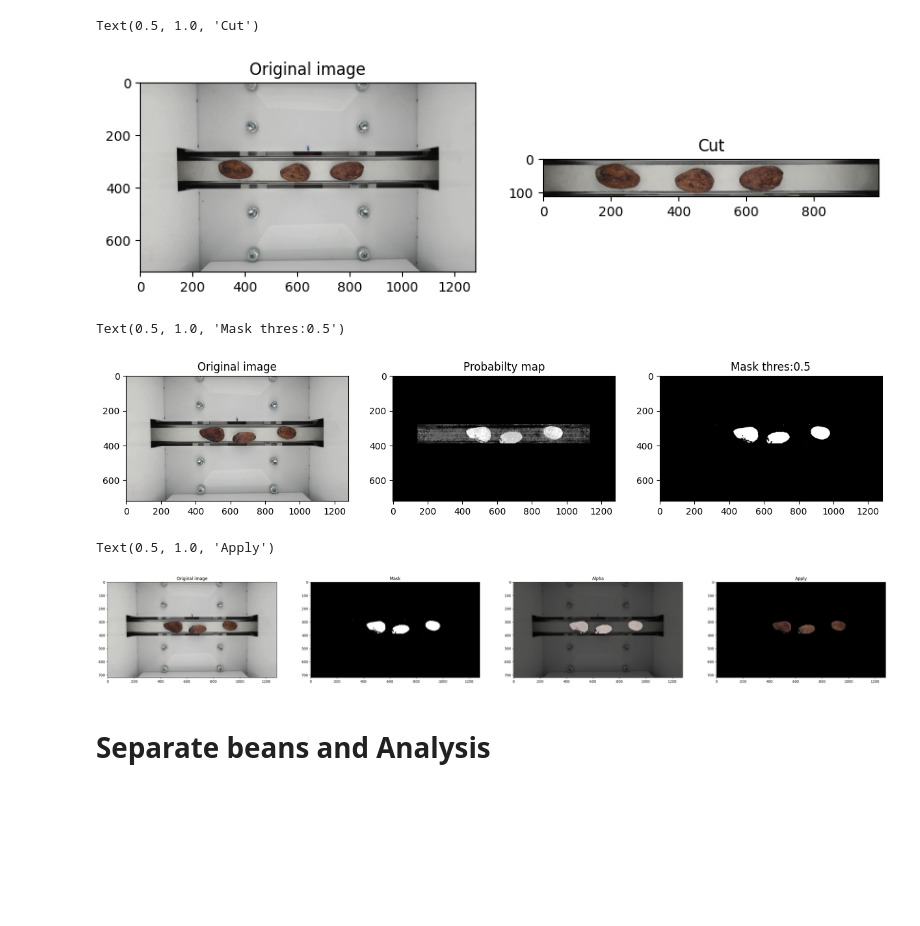
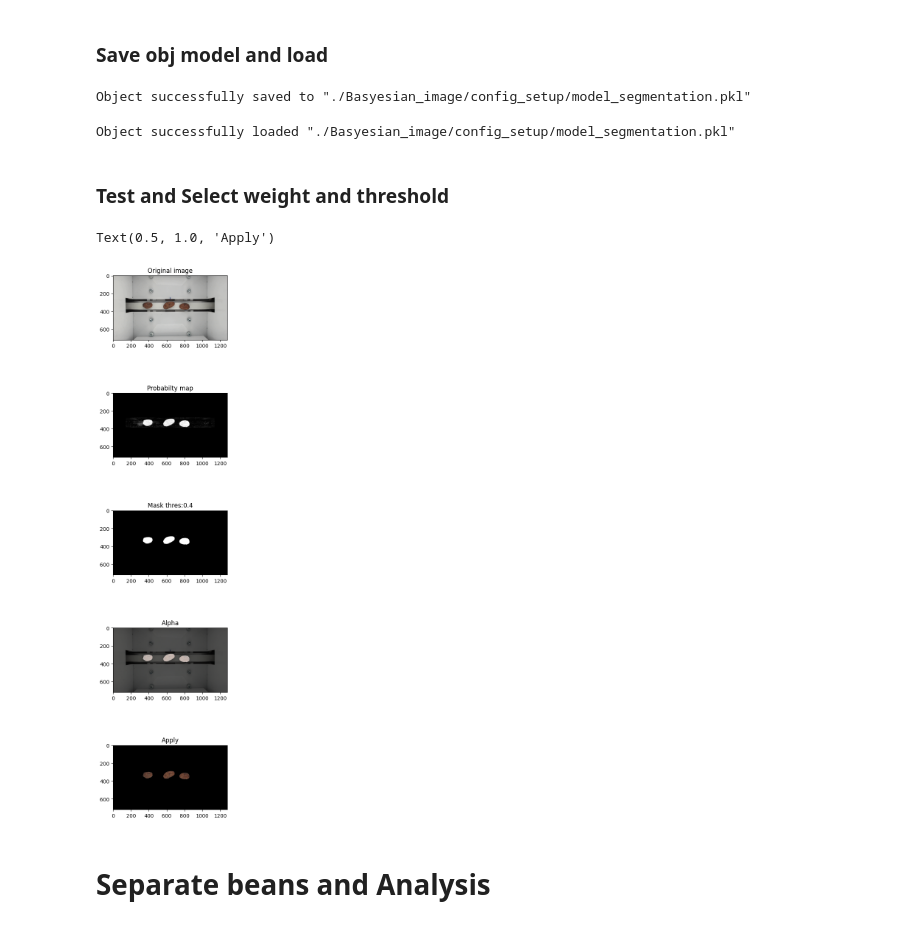
Before and after one commit to njrean/Cocoa_Project, a Jupyter notebook: Basyesian_image/Test_everything.ipynb, the cells around one changed output. Drawn from its saved outputs; the diff is of its cells as text; code cells hidden in the pictures; blank space fills up the shorter version.

```diff
--- a/Basyesian_image/Test_everything.ipynb
+++ b/Basyesian_image/Test_everything.ipynb
@@ -123,53 +75,51 @@ BS_model_rgb.plot_features_distribution(attr=['cocoa', 'bg'])
-# %%
-image_test = cv2.imread('../collect_03072023/data/l/l_1.png')
-image_rgb = cv2.cvtColor(image_test, cv2.COLOR_BGR2RGB)
-fig, ax = plt.subplots(1, 2, figsize=(2*5, 5))
-
-ax[0].imshow(image_rgb)
-ax[0].set_title('Original image')
-ax[1].imshow(image_rgb[280:-330, 144:-144, :])
-ax[1].set_title('Cut')
-# %% [output]
-Text(0.5, 1.0, 'Cut')
-[figure, removed]
+# %% [markdown]
+### Save obj model and load
+# %%
+model_segmentation_savepath = './Basyesian_image/config_setup/model_segmentation.pkl'
+bayesian_lib.save_bayesian_obj(model_segmentation_savepath, BS_model_rgb)
+# %% [output]
+Object successfully saved to "./Basyesian_image/config_setup/model_segmentation.pkl"
+# %%
+model_segmentation_loadpath = './Basyesian_image/config_setup/model_segmentation.pkl'
+segmentaion_model = bayesian_lib.load_bayesian_obj(model_segmentation_loadpath)
+# %% [output]
+Object successfully loaded "./Basyesian_image/config_setup/model_segmentation.pkl"
+# %% [markdown]
+### Test and Select weight and threshold
 # %%
-image_test = cv2.imread('../collect_03072023/data/l/l_23.png')
+threshold = 0.4
+RoI = [280, 330, 144, 144]
+weight = [0.1, 0.1, 0, 0.2, 0.4, 0.3]
+filter = True
+
+image_test = cv2.imread('./dataset/collect_03072023/data/l/l_5.png')
 image_stack = np.zeros((image_test.shape[0], image_test.shape[1], 6))
 
 image_stack[:,:,:3] = image_test
 image_stack[:,:,3:6] = cv2.cvtColor(image_test, cv2.COLOR_BGR2YCR_CB)
 
-threshold = 0.5
-RoI=[280, 330, 144,144]
-weight = [0.1, 0.1, 0, 0.2, 0.3, 0.3]
-
-mask, prob = BS_model_rgb.predict(image_stack, weight, threshold=threshold, RoI=RoI, filter=True)
+mask, prob = segmentaion_model.predict(image_stack, weight, threshold=threshold, RoI=RoI, filter=filter)
 
 image_rgb = cv2.cvtColor(image_test, cv2.COLOR_BGR2RGB)
-fig, ax = plt.subplots(1, 3, figsize=(3*5, 5))
+mask_reapeat = np.repeat((mask*255).astype(np.uint8), 3, axis=1).reshape(image_rgb.shape)
+mask_apply = cv2.bitwise_and(image_rgb, mask_reapeat)
+mask_alpha = cv2.addWeighted(mask_reapeat, 0.6 , image_rgb, 0.4, 0)
+
+fig, ax = plt.subplots(5, 1, figsize=(4, 4*5))
 ax[0].imshow(image_rgb)
 ax[0].set_title('Original image')
+
 ax[1].imshow(prob, cmap='gray')
 ax[1].set_title('Probabilty map')
+
 ax[2].imshow(mask, cmap='gray')
 ax[2].set_title('Mask thres:{}'.format(threshold))
+
+ax[3].imshow(mask_alpha)
+ax[3].set_title('Alpha')
+
+ax[4].imshow(mask_apply)
+ax[4].set_title('Apply')
 # %% [output]
-Text(0.5, 1.0, 'Mask thres:0.5')
+Text(0.5, 1.0, 'Apply')
-[figure, old version]
+[figure, new version]
-# %%
-mask_reapeat = np.repeat((mask*255).astype(np.uint8), 3, axis=1).reshape(image_rgb.shape)
-mask_apply = cv2.bitwise_and(image_rgb, mask_reapeat)
-mask_alpha = cv2.addWeighted(mask_reapeat, 0.6 , image_rgb, 0.4, 0)
-
-fig, ax = plt.subplots(1, 4, figsize=(4*10, 10))
-ax[0].imshow(image_rgb)
-ax[0].set_title('Original image')
-ax[1].imshow(mask, cmap='gray')
-ax[1].set_title('Mask')
-ax[2].imshow(mask_alpha)
-ax[2].set_title('Alpha')
-ax[3].imshow(mask_apply)
-ax[3].set_title('Apply')
-# %% [output]
-Text(0.5, 1.0, 'Apply')
-[figure, removed]
```
Also changed, not shown: parts of 34 cells of this notebook, 9 other files.
